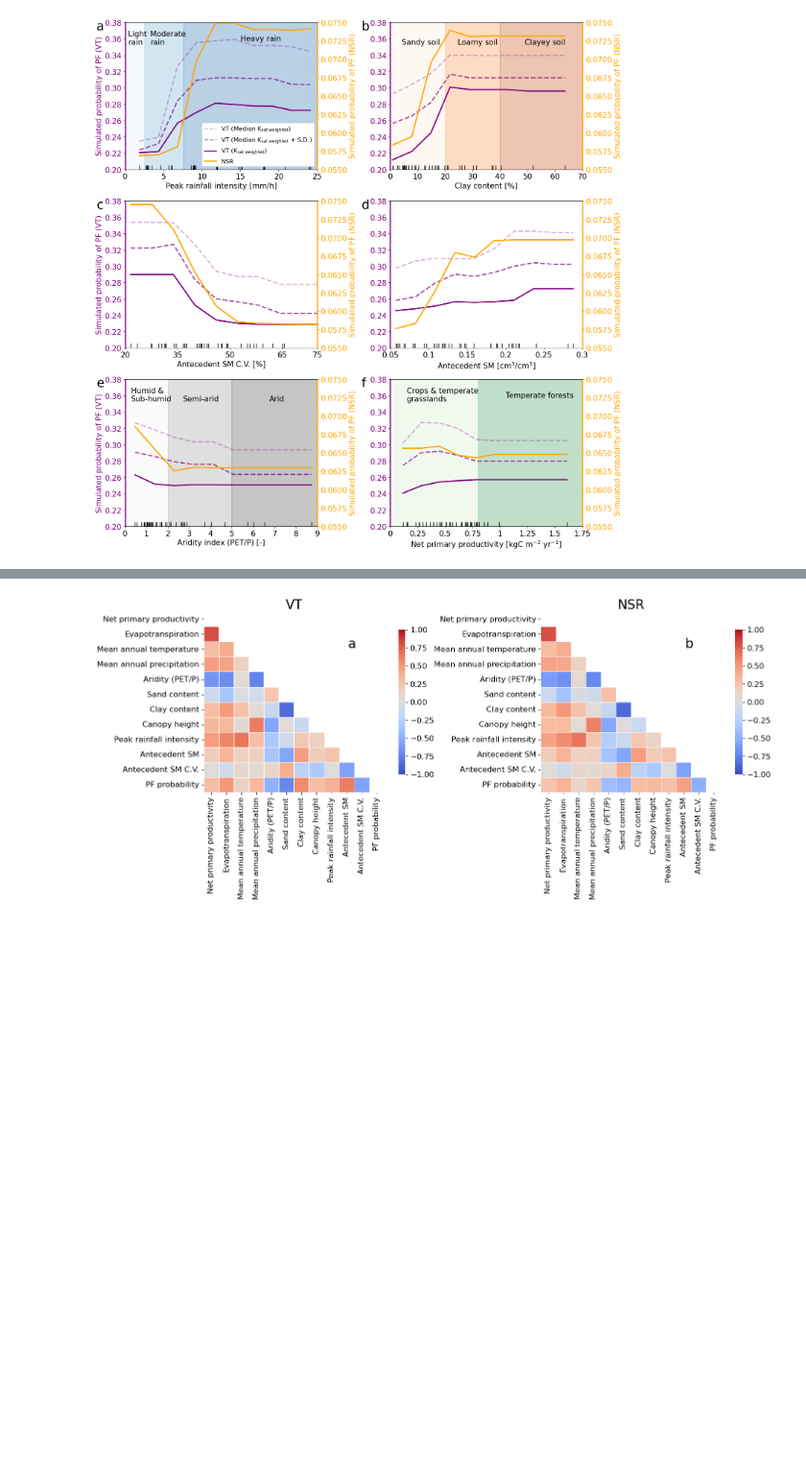
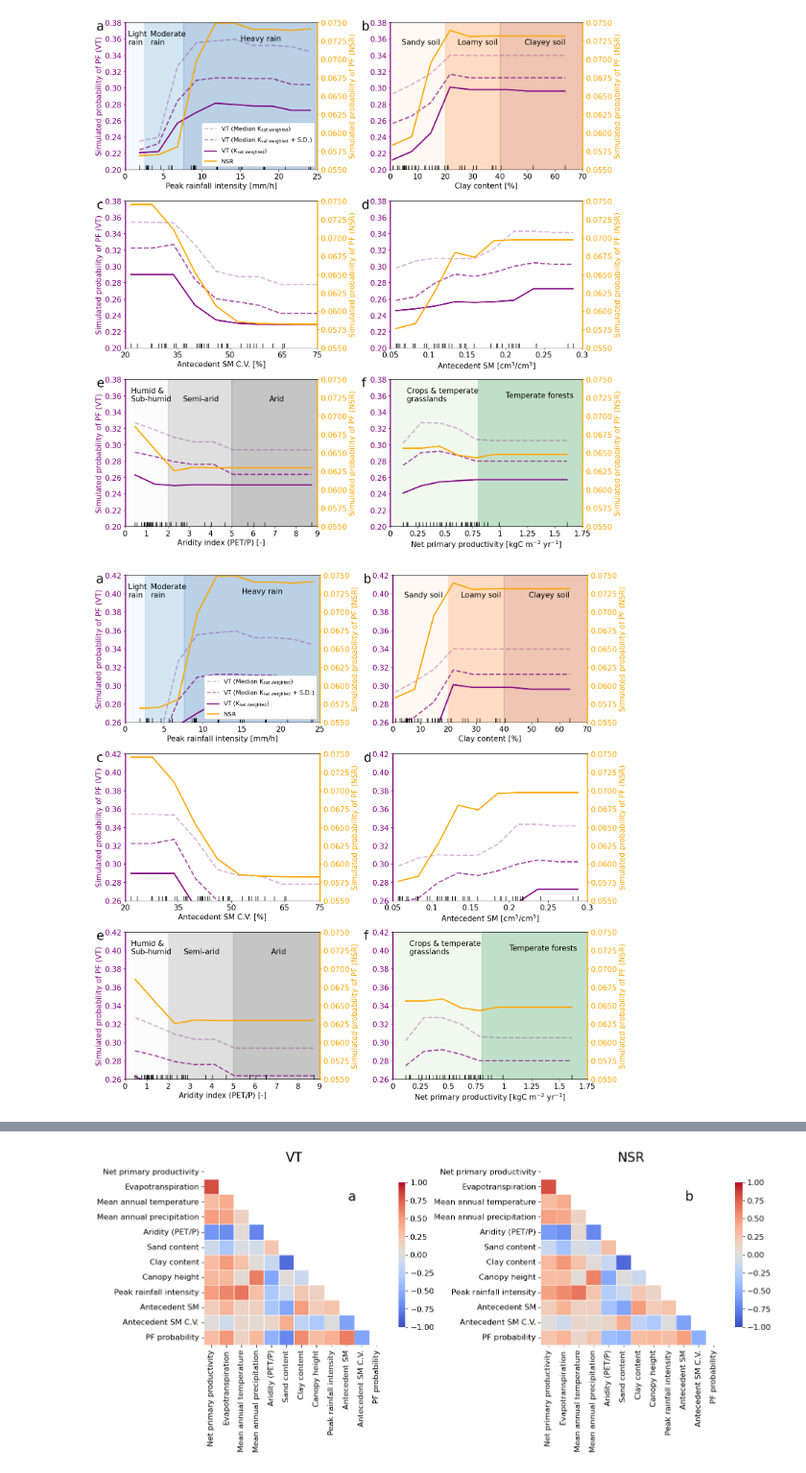
Before and after one commit to libonancaesar/neon-pf-database, a Jupyter notebook: doc/review_comments.ipynb, the cells around one changed output, grey strips where cells are left out. Shown at 96% size. Cells and saved outputs as stored; diff of their text form; code cells hidden in the pictures; blank space fills up the shorter version.

```diff
--- a/doc/review_comments.ipynb
+++ b/doc/review_comments.ipynb
@@ -1936,13 +1960,15 @@ plot_pdp(
 # %% [output]
 [figure]
 # %%
-# plot_pdp(
-#     pdp_vt_info = vt_model_hub_info,
-#     pdp_nsr_info = nsr_model_hub_info,
-#     features = ["site_storm_intensity", "clay","cv_sm","median_sm", "aridity", "NPP"],
-#     ylim=(0.055, 0.075),
-#     ylim_left = (0.26, 0.42)
-# )
+plot_pdp(
+    pdp_vt_info = vt_model_hub_info,
+    pdp_nsr_info = nsr_model_hub_info,
+    features = ["site_storm_intensity", "clay","cv_sm","median_sm", "aridity", "NPP"],
+    ylim=(0.055, 0.075),
+    ylim_left = (0.26, 0.42)
+)
+# %% [output]
+[figure, added]
 # %%
 def generate_feature_importance(vt, nsr_model_hub_info, type):
     if type == vt["vt_type"]:
```
Also changed, not shown: parts of 6 cells of this notebook.
